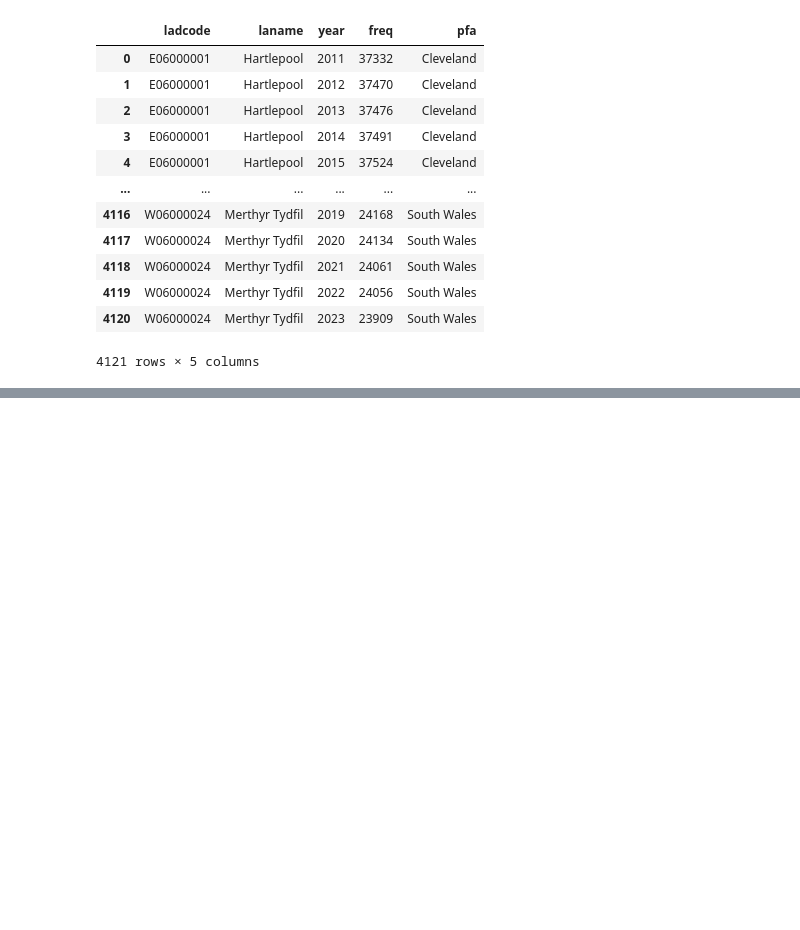
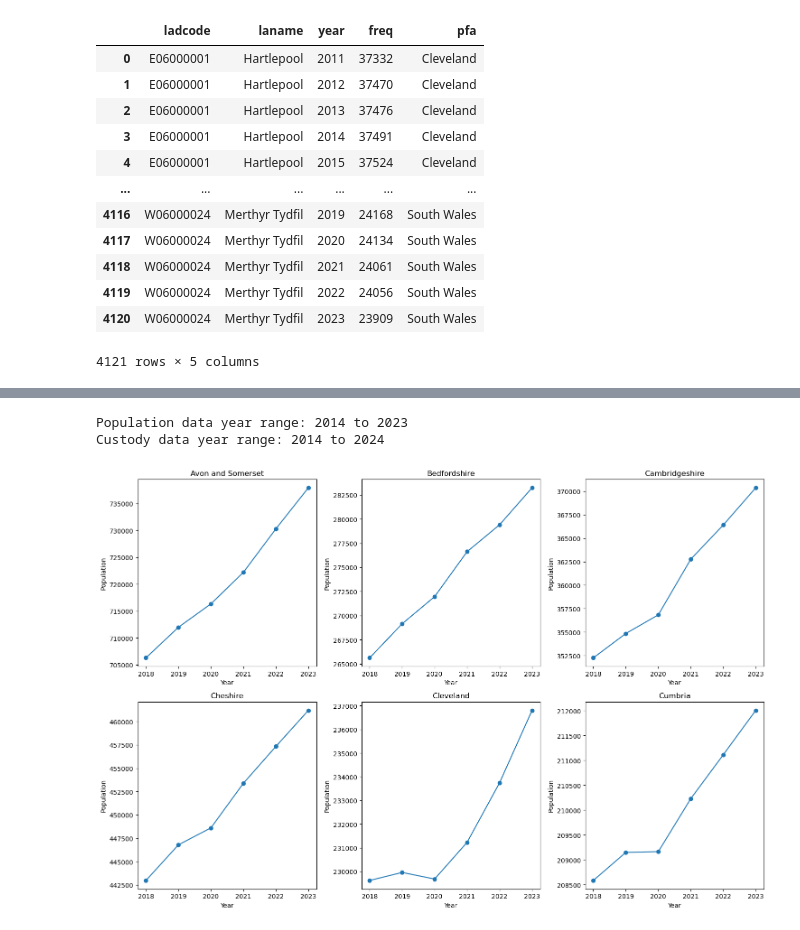
Before and after one commit to Prison-Reform-Trust/womens-imprisonment-PFA, a Jupyter notebook: notebooks/processing_data/1.7-ah-combine-custody-pfa-population.ipynb, the cells around one changed output, grey strips where cells are left out. Cells and saved outputs as stored; diff of their text form; code cells hidden in the pictures; blank space fills up the shorter version.

```diff
--- a/notebooks/processing_data/1.7-ah-combine-custody-pfa-population.ipynb
+++ b/notebooks/processing_data/1.7-ah-combine-custody-pfa-population.ipynb
@@ -87,0 +93,29 @@ population_data
+# %%
+# First, let's examine the population trends by PFA to understand growth patterns
+import numpy as np
+import matplotlib.pyplot as plt
+
+# Check the year range in our population data
+print("Population data year range:", population_data['year'].min(), "to", population_data['year'].max())
+print("Custody data year range:", custody_data['year'].min(), "to", custody_data['year'].max())
+
+# Look at recent population trends for a few example PFAs
+sample_pfas = population_data['pfa'].unique()[:6]
+recent_data = population_data[population_data['year'] >= 2018].copy()
+
+fig, axes = plt.subplots(2, 3, figsize=(15, 10))
+axes = axes.flatten()
+
+for i, pfa in enumerate(sample_pfas):
+    pfa_data = recent_data[recent_data['pfa'] == pfa].groupby('year')['freq'].sum().reset_index()
+    axes[i].plot(pfa_data['year'], pfa_data['freq'], marker='o')
+    axes[i].set_title(f'{pfa}')
+    axes[i].set_xlabel('Year')
+    axes[i].set_ylabel('Population')
+
+plt.tight_layout()
+plt.show()
+# %% [output]
+Population data year range: 2014 to 2023
+Custody data year range: 2014 to 2024
+[figure, added]
```
Also changed, not shown: parts of 8 cells of this notebook.
